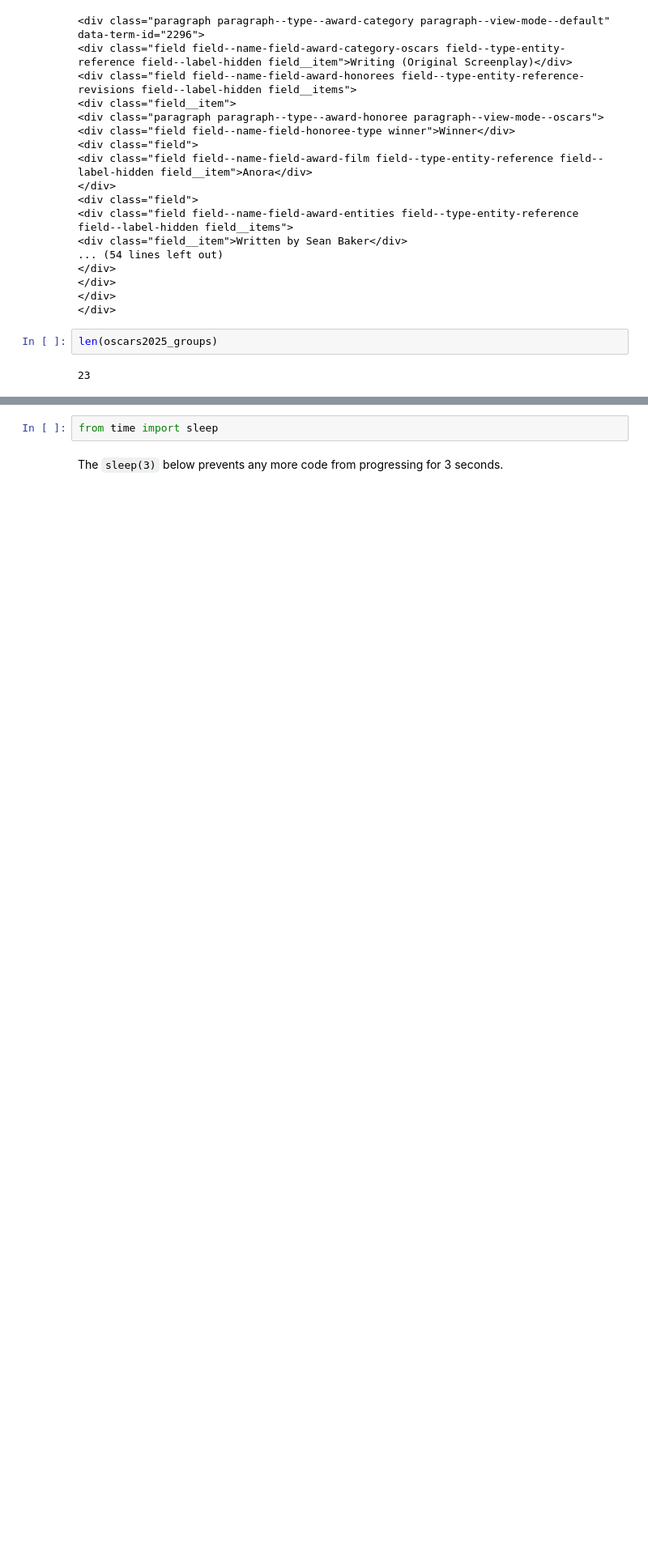
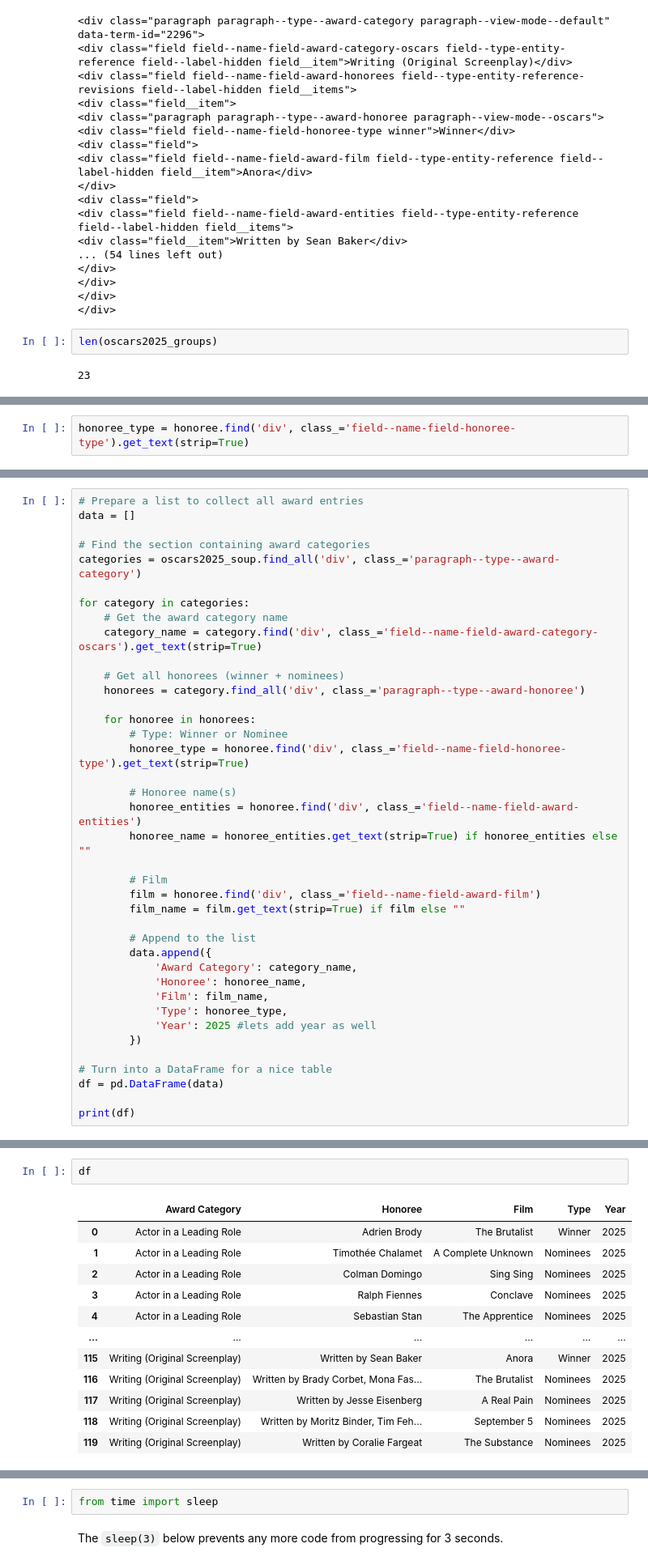
Before and after one commit to zhonghengzhang-ucla/stat418-tools-in-datascience-2025, a Jupyter notebook: week-4/jupyter_build/Class_02_Scraping_HTML_with_requests_BeautifulSoup.ipynb, the cells around one changed output, grey strips where cells are left out. Shown at 81% size. Cells and saved outputs as stored; diff of their text form; blank space fills up the shorter version.

```diff
--- a/week-4/jupyter_build/Class_02_Scraping_HTML_with_requests_BeautifulSoup.ipynb
+++ b/week-4/jupyter_build/Class_02_Scraping_HTML_with_requests_BeautifulSoup.ipynb
@@ -697,0 +422,2 @@ The fundamental assumption with this strategy is that the data are stored at URL
+# %%
+honoree_type = honoree.find('div', class_='field--name-field-honoree-type').get_text(strip=True)
@@ -697,0 +426,39 @@ The fundamental assumption with this strategy is that the data are stored at URL
+# %%
+# Prepare a list to collect all award entries
+data = []
+
+# Find the section containing award categories
+categories = oscars2025_soup.find_all('div', class_='paragraph--type--award-category')
+
+for category in categories:
+    # Get the award category name
+    category_name = category.find('div', class_='field--name-field-award-category-oscars').get_text(strip=True)
+
+    # Get all honorees (winner + nominees)
+    honorees = category.find_all('div', class_='paragraph--type--award-honoree')
+
+    for honoree in honorees:
+        # Type: Winner or Nominee
+        honoree_type = honoree.find('div', class_='field--name-field-honoree-type').get_text(strip=True)
+
+        # Honoree name(s)
+        honoree_entities = honoree.find('div', class_='field--name-field-award-entities')
+        honoree_name = honoree_entities.get_text(strip=True) if honoree_entities else ""
+
+        # Film
+        film = honoree.find('div', class_='field--name-field-award-film')
+        film_name = film.get_text(strip=True) if film else ""
+
+        # Append to the list
+        data.append({
+            'Award Category': category_name,
+            'Honoree': honoree_name,
+            'Film': film_name,
+            'Type': honoree_type,
+            'Year': 2025 #lets add year as well
+        })
+
+# Turn into a DataFrame for a nice table
+df = pd.DataFrame(data)
+
+print(df)
@@ -697,0 +483,15 @@ The fundamental assumption with this strategy is that the data are stored at URL
+# %%
+df
+# %% [output]
+|  | Award Category | Honoree | Film | Type | Year |
+| 0 | Actor in a Leading Role | Adrien Brody | The Brutalist | Winner | 2025 |
+| 1 | Actor in a Leading Role | Timothée Chalamet | A Complete Unknown | Nominees | 2025 |
+| 2 | Actor in a Leading Role | Colman Domingo | Sing Sing | Nominees | 2025 |
+| 3 | Actor in a Leading Role | Ralph Fiennes | Conclave | Nominees | 2025 |
+| 4 | Actor in a Leading Role | Sebastian Stan | The Apprentice | Nominees | 2025 |
+| ... | ... | ... | ... | ... | ... |
+| 115 | Writing (Original Screenplay) | Written by Sean Baker | Anora | Winner | 2025 |
+| 116 | Writing (Original Screenplay) | Written by Brady Corbet, Mona Fas... | The Brutalist | Nominees | 2025 |
+| 117 | Writing (Original Screenplay) | Written by Jesse Eisenberg | A Real Pain | Nominees | 2025 |
+| 118 | Writing (Original Screenplay) | Written by Moritz Binder, Tim Feh... | September 5 | Nominees | 2025 |
+| 119 | Writing (Original Screenplay) | Written by Coralie Fargeat | The Substance | Nominees | 2025 |
```
Also changed, not shown: parts of 85 cells of this notebook.
